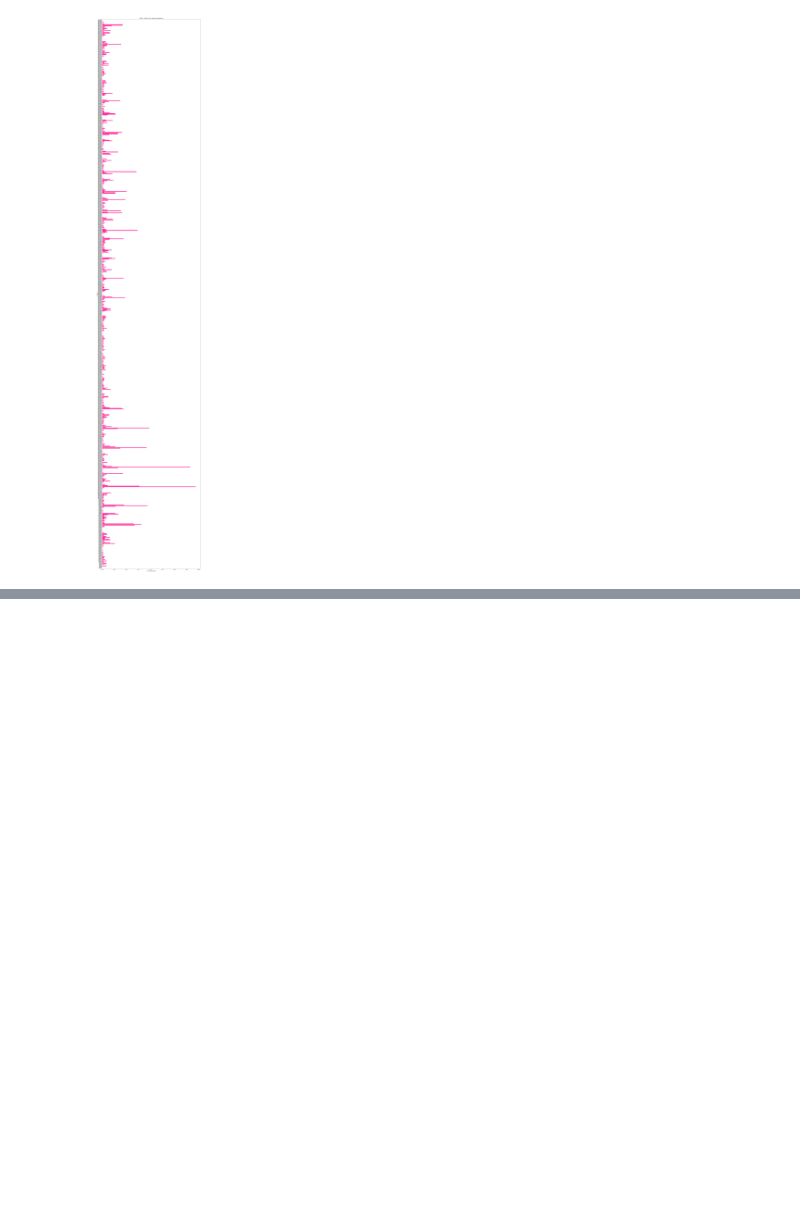
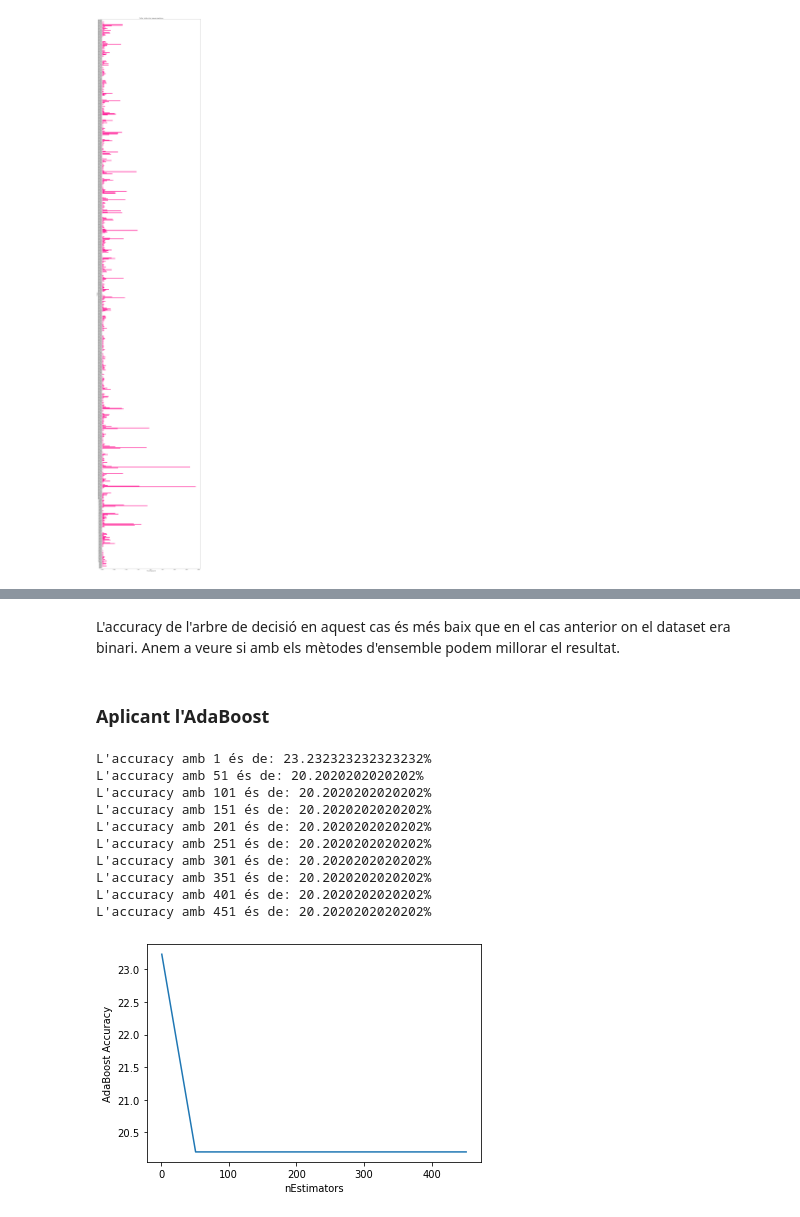
Before and after one commit to juankasv99/Computacion3r2, a Jupyter notebook: 1r Semestre/CRI/Problemes/5- RandomForest/RandomForest.ipynb, the cells around one changed output, grey strips where cells are left out. Saved outputs shown, nothing was run; the diff lists cells and outputs as text; code cells hidden in the pictures; blank space fills up the shorter version.

```diff
--- a/1r Semestre/CRI/Problemes/5- RandomForest/RandomForest.ipynb
+++ b/1r Semestre/CRI/Problemes/5- RandomForest/RandomForest.ipynb
@@ -224,0 +320,40 @@ plt.show()
+# %% [markdown]
+L'accuracy de l'arbre de decisió en aquest cas és més baix que en el cas anterior on el dataset era binari. Anem a veure si amb els mètodes d'ensemble podem millorar el resultat.
+# %% [markdown]
+### Aplicant l'AdaBoost
+# %%
+from sklearn.ensemble import AdaBoostClassifier
+
+est_range = range(1,501,50)
+est_errors = []
+
+for estimators in est_range:
+    ada_boost = AdaBoostClassifier(DecisionTreeClassifier(max_depth=1),n_estimators = estimators);
+    ada_boost.fit(x_train, y_train)
+    y_pred = ada_boost.predict(x_test)
+
+
+    #error = plot_confusion_matrix(ada_boost, x_test, y_test, normalize='true', cmap=plt.cm.Blues)
+    #error = 1-(sum(np.diag(error.confusion_matrix)) / sum(error.confusion_matrix.ravel()))
+    error = metrics.accuracy_score(y_test, y_pred)
+
+    est_errors.append(error*100)
+    print(f"L'accuracy amb {estimators} és de: {error*100}%")
+
+plt.plot(est_range, est_errors)
+plt.xlabel("nEstimators")
+plt.ylabel("AdaBoost Accuracy")
+
+plt.show();
+# %% [output]
+L'accuracy amb 1 és de: 23.232323232323232%
+L'accuracy amb 51 és de: 20.2020202020202%
+L'accuracy amb 101 és de: 20.2020202020202%
+L'accuracy amb 151 és de: 20.2020202020202%
+L'accuracy amb 201 és de: 20.2020202020202%
+L'accuracy amb 251 és de: 20.2020202020202%
+L'accuracy amb 301 és de: 20.2020202020202%
+L'accuracy amb 351 és de: 20.2020202020202%
+L'accuracy amb 401 és de: 20.2020202020202%
+L'accuracy amb 451 és de: 20.2020202020202%
+[figure, added]
```
Also changed, not shown: parts of 19 cells of this notebook.
